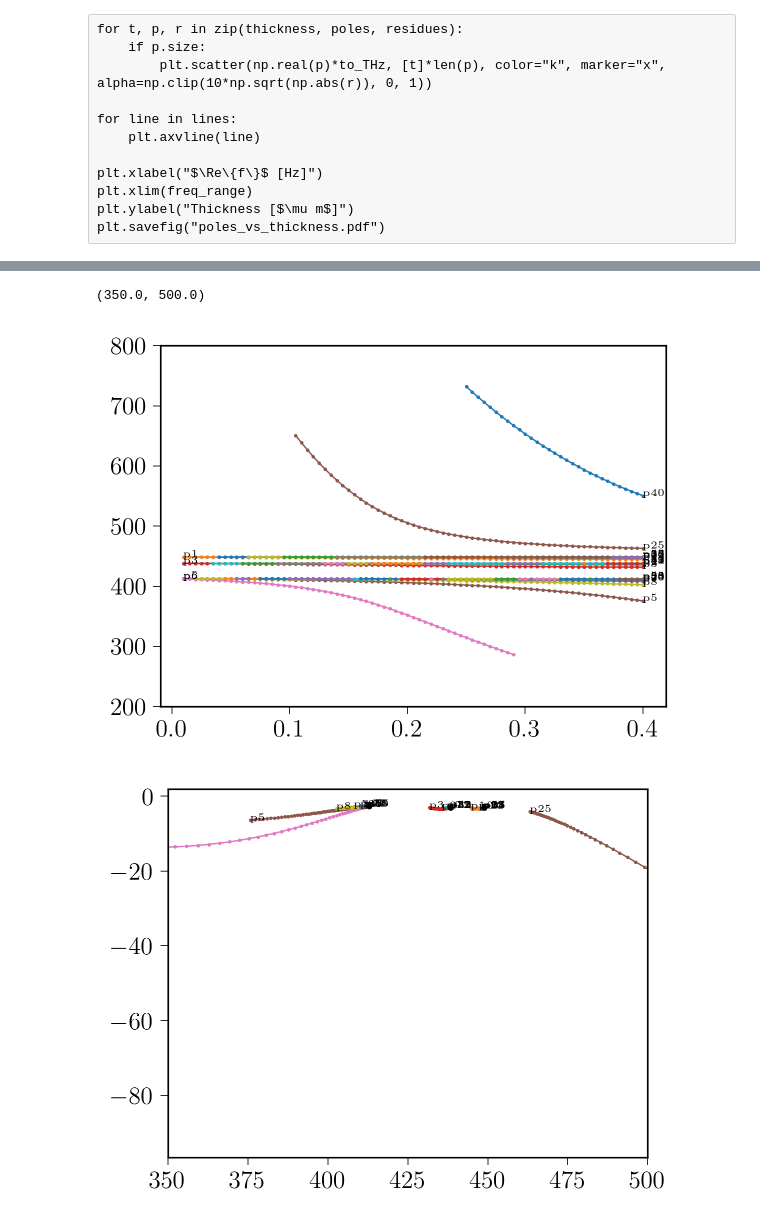
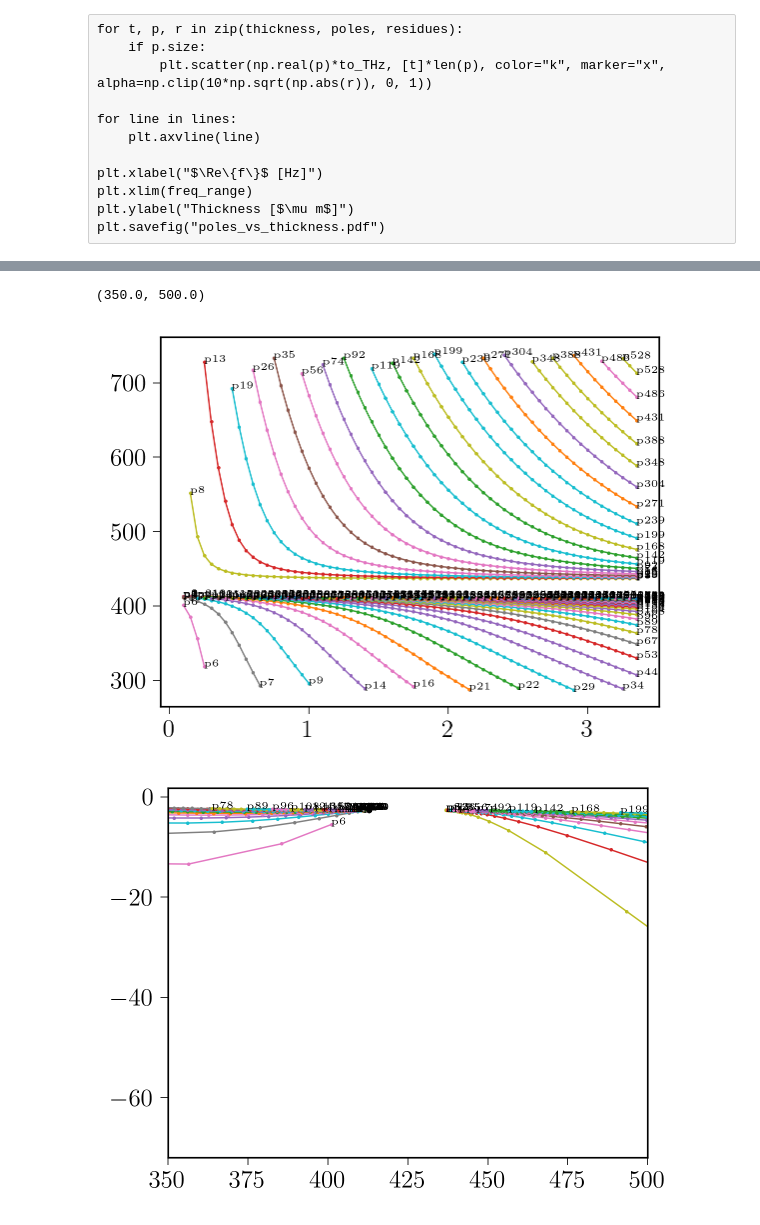
Before and after one commit to jan-david-fischbach/agsurmof, a Jupyter notebook: notebooks/plot_subdivide_results.ipynb, the cells around one changed output, grey strips where cells are left out. Cells and saved outputs as stored; diff of their text form; code cells hidden in the pictures.

```diff
--- a/notebooks/plot_subdivide_results.ipynb
+++ b/notebooks/plot_subdivide_results.ipynb
@@ -32,7 +32,7 @@ damping=1
 # name = "large_sweep_3pole"
 # fig_width = 190*mm
 
-npoles = 3
+npoles = 0
 fnames = [
     f"fine_{npoles}pole_{osc}osc_{damping}damping.pkl",
 ]
@@ -55,6 +55,9 @@ sorter = np.argsort(thickness)
 poles    = [poles[i]    for i in sorter]
 residues = [residues[i] for i in sorter]
 thickness = np.array(thickness)[sorter]
+
+
+#TODO: filter = [len(p)>0 for p in poles]
 # %% [output]
 An NVIDIA GPU may be present on this machine, but a CUDA-enabled jaxlib is not installed. Falling back to cpu.
 # %%
@@ -192,24 +197,28 @@ poles_tracked_filtered[np.abs(residues_tracked)<1e-5] = np.nan
 # %%
 _ = plt.plot(thickness, poles_tracked_filtered.real*to_THz, ".-")
 for i, ptf in enumerate(poles_tracked_filtered.T*to_THz):
-    plt.annotate(f"p{i}", (thickness[0],ptf.real[0]), fontsize=5)
-    plt.annotate(f"p{i}", (thickness[-1],ptf.real[-1]),fontsize=5)
-plt.ylim(min(w_r), max(w_r))
+    filter = ~np.isnan(ptf)
+    if not np.any(filter):
+        continue
+    plt.annotate(f"p{i}", (thickness[filter][0],ptf[filter].real[0]), fontsize=5)
+    plt.annotate(f"p{i}", (thickness[filter][-1],ptf[filter].real[-1]),fontsize=5)
+#plt.ylim(min(w_r), max(w_r))
+#plt.xlim(0,2)
 plt.figure()
 
 plt.plot(poles_tracked_filtered.real*to_THz, poles_tracked_filtered.imag*to_THz, ".-")
 for i, ptf in enumerate(poles_tracked_filtered.T*to_THz):
     plt.annotate(f"p{i}", (ptf.real[0] , ptf.imag[0]), fontsize=5)
     plt.annotate(f"p{i}", (ptf.real[-1], ptf.imag[-1]),fontsize=5)
 
 plt.scatter(material_poles.real/(2*np.pi), material_poles.imag/(2*np.pi), color="k", zorder=5)
 
 plt.xlim(350, 500)
 #plt.ylim((-8, -2))
 # %% [output]
 (350.0, 500.0)
-[figure, old version]
+[figure, new version]
-[figure, old version]
+[figure, new version]
 # %%
 if npoles == 3:
   selection =[25, 1, 3, 6][::-1]
```
Also changed, not shown: parts of 7 cells of this notebook, 21 other files.
